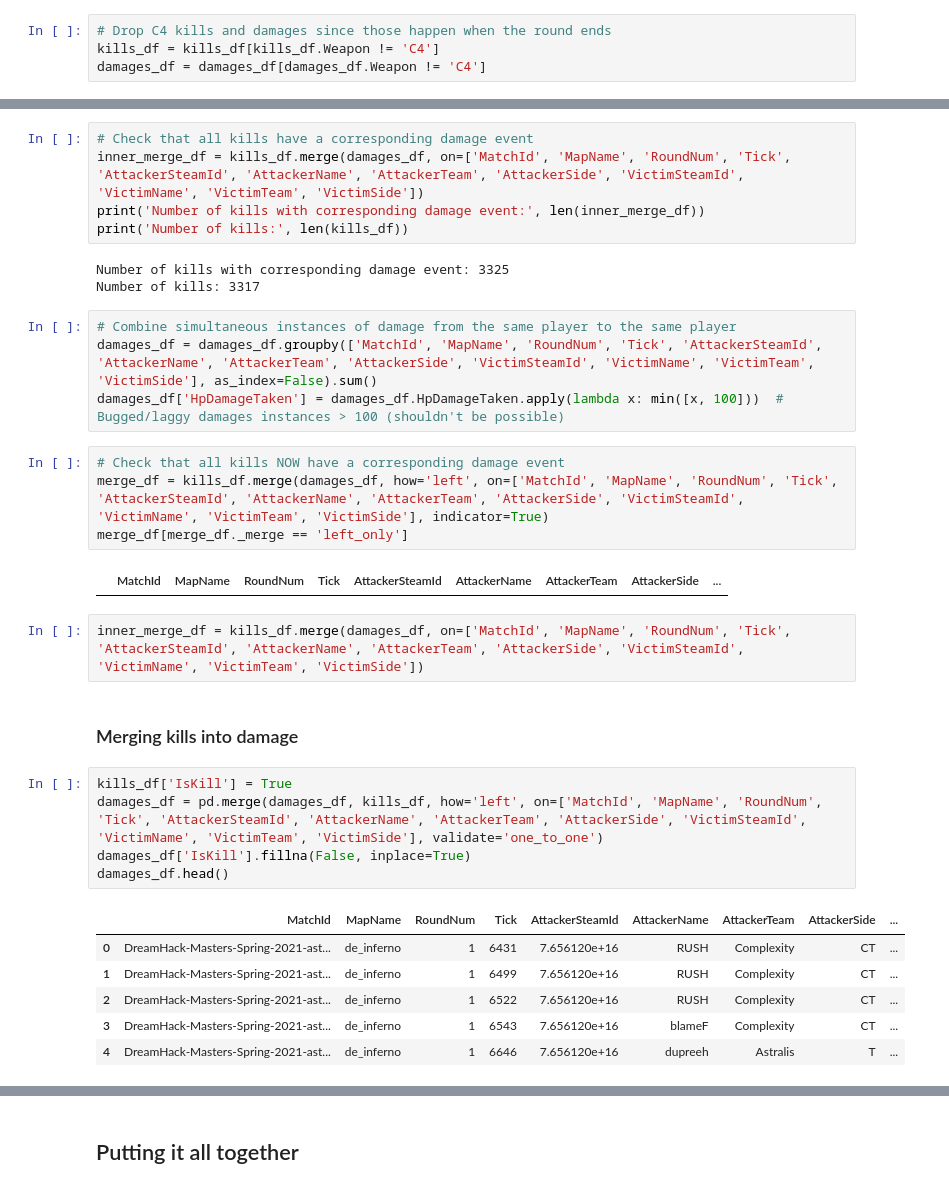
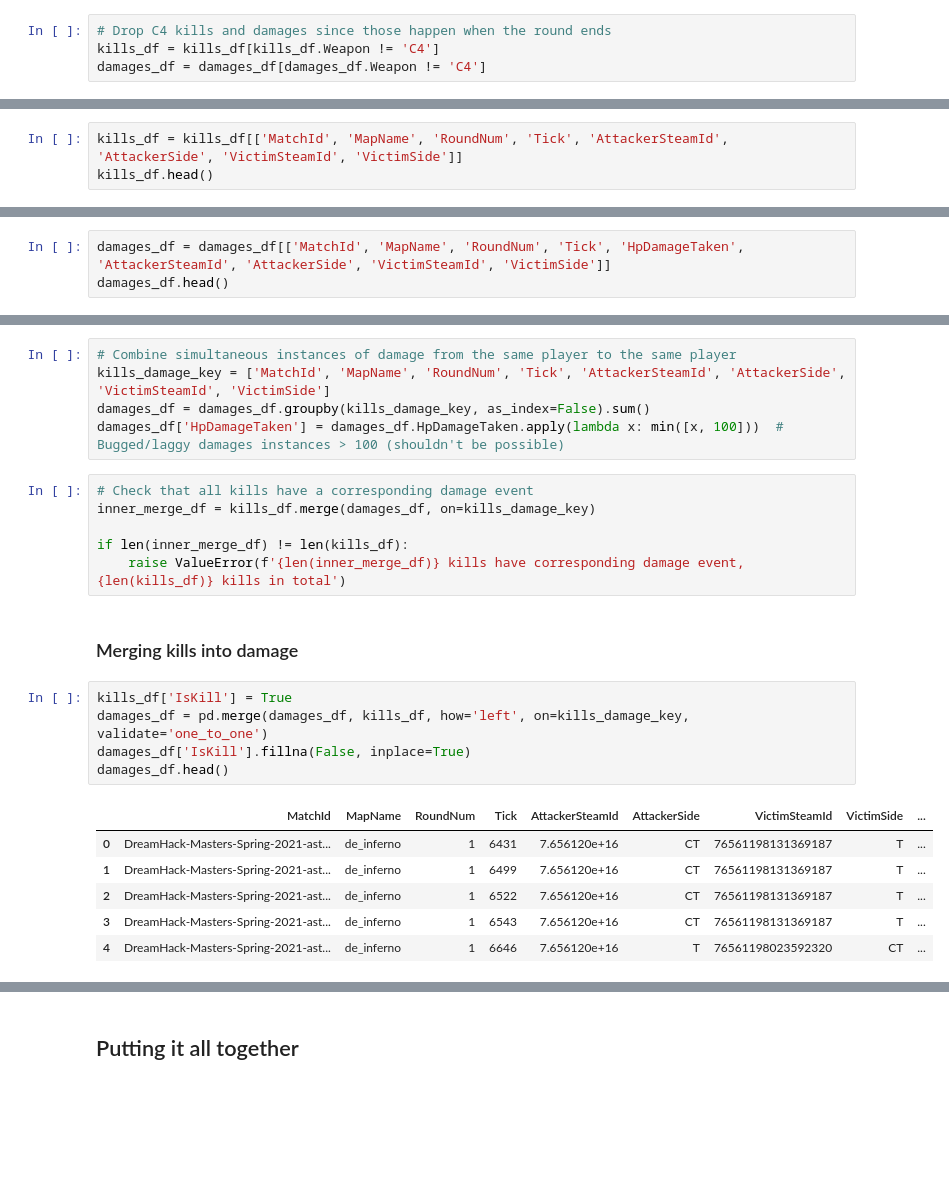
Before and after one commit to cameronshinn/csgo-wpc-rating, a Jupyter notebook: create_game_states.ipynb, the cells around one changed output, grey strips where cells are left out. Cells and saved outputs as stored; diff of their text form; blank space fills up the shorter version.

```diff
--- a/create_game_states.ipynb
+++ b/create_game_states.ipynb
@@ -130,0 +73,3 @@ damages_df.head()
+# %%
+kills_df = kills_df[['MatchId', 'MapName', 'RoundNum', 'Tick', 'AttackerSteamId', 'AttackerSide', 'VictimSteamId', 'VictimSide']]
+kills_df.head()
@@ -130,0 +83,3 @@ damages_df.head()
+# %%
+damages_df = damages_df[['MatchId', 'MapName', 'RoundNum', 'Tick', 'HpDamageTaken', 'AttackerSteamId', 'AttackerSide', 'VictimSteamId', 'VictimSide']]
+damages_df.head()
@@ -131,34 +93,25 @@ damages_df.head()
+# %%
+# Combine simultaneous instances of damage from the same player to the same player
+kills_damage_key = ['MatchId', 'MapName', 'RoundNum', 'Tick', 'AttackerSteamId', 'AttackerSide', 'VictimSteamId', 'VictimSide']
+damages_df = damages_df.groupby(kills_damage_key, as_index=False).sum()
+damages_df['HpDamageTaken'] = damages_df.HpDamageTaken.apply(lambda x: min([x, 100]))  # Bugged/laggy damages instances > 100 (shouldn't be possible)
 # %%
 # Check that all kills have a corresponding damage event
-inner_merge_df = kills_df.merge(damages_df, on=['MatchId', 'MapName', 'RoundNum', 'Tick', 'AttackerSteamId', 'AttackerName', 'AttackerTeam', 'AttackerSide', 'VictimSteamId', 'VictimName', 'VictimTeam', 'VictimSide'])
-print('Number of kills with corresponding damage event:', len(inner_merge_df))
-print('Number of kills:', len(kills_df))
+inner_merge_df = kills_df.merge(damages_df, on=kills_damage_key)
+
+if len(inner_merge_df) != len(kills_df):
+    raise ValueError(f'{len(inner_merge_df)} kills have corresponding damage event, {len(kills_df)} kills in total')
-# %% [output]
-Number of kills with corresponding damage event: 3325
-Number of kills: 3317
-# %%
-# Combine simultaneous instances of damage from the same player to the same player
-damages_df = damages_df.groupby(['MatchId', 'MapName', 'RoundNum', 'Tick', 'AttackerSteamId', 'AttackerName', 'AttackerTeam', 'AttackerSide', 'VictimSteamId', 'VictimName', 'VictimTeam', 'VictimSide'], as_index=False).sum()
-damages_df['HpDamageTaken'] = damages_df.HpDamageTaken.apply(lambda x: min([x, 100]))  # Bugged/laggy damages instances > 100 (shouldn't be possible)
-# %%
-# Check that all kills NOW have a corresponding damage event
-merge_df = kills_df.merge(damages_df, how='left', on=['MatchId', 'MapName', 'RoundNum', 'Tick', 'AttackerSteamId', 'AttackerName', 'AttackerTeam', 'AttackerSide', 'VictimSteamId', 'VictimName', 'VictimTeam', 'VictimSide'], indicator=True)
-merge_df[merge_df._merge == 'left_only']
-# %% [output]
-|  | MatchId | MapName | RoundNum | Tick | AttackerSteamId | AttackerName | AttackerTeam | AttackerSide | ... |
-# %%
-inner_merge_df = kills_df.merge(damages_df, on=['MatchId', 'MapName', 'RoundNum', 'Tick', 'AttackerSteamId', 'AttackerName', 'AttackerTeam', 'AttackerSide', 'VictimSteamId', 'VictimName', 'VictimTeam', 'VictimSide'])
 # %% [markdown]
 ### Merging kills into damage
 # %%
 kills_df['IsKill'] = True
-damages_df = pd.merge(damages_df, kills_df, how='left', on=['MatchId', 'MapName', 'RoundNum', 'Tick', 'AttackerSteamId', 'AttackerName', 'AttackerTeam', 'AttackerSide', 'VictimSteamId', 'VictimName', 'VictimTeam', 'VictimSide'], validate='one_to_one')
+damages_df = pd.merge(damages_df, kills_df, how='left', on=kills_damage_key, validate='one_to_one')
 damages_df['IsKill'].fillna(False, inplace=True)
 damages_df.head()
 # %% [output]
-|  | MatchId | MapName | RoundNum | Tick | AttackerSteamId | AttackerName | AttackerTeam | AttackerSide | ... |
-| 0 | DreamHack-Masters-Spring-2021-ast... | de_inferno | 1 | 6431 | 7.656120e+16 | RUSH | Complexity | CT | ... |
-| 1 | DreamHack-Masters-Spring-2021-ast... | de_inferno | 1 | 6499 | 7.656120e+16 | RUSH | Complexity | CT | ... |
-| 2 | DreamHack-Masters-Spring-2021-ast... | de_inferno | 1 | 6522 | 7.656120e+16 | RUSH | Complexity | CT | ... |
-| 3 | DreamHack-Masters-Spring-2021-ast... | de_inferno | 1 | 6543 | 7.656120e+16 | blameF | Complexity | CT | ... |
-| 4 | DreamHack-Masters-Spring-2021-ast... | de_inferno | 1 | 6646 | 7.656120e+16 | dupreeh | Astralis | T | ... |
+|  | MatchId | MapName | RoundNum | Tick | AttackerSteamId | AttackerSide | VictimSteamId | VictimSide | ... |
+| 0 | DreamHack-Masters-Spring-2021-ast... | de_inferno | 1 | 6431 | 7.656120e+16 | CT | 76561198131369187 | T | ... |
+| 1 | DreamHack-Masters-Spring-2021-ast... | de_inferno | 1 | 6499 | 7.656120e+16 | CT | 76561198131369187 | T | ... |
+| 2 | DreamHack-Masters-Spring-2021-ast... | de_inferno | 1 | 6522 | 7.656120e+16 | CT | 76561198131369187 | T | ... |
+| 3 | DreamHack-Masters-Spring-2021-ast... | de_inferno | 1 | 6543 | 7.656120e+16 | CT | 76561198131369187 | T | ... |
+| 4 | DreamHack-Masters-Spring-2021-ast... | de_inferno | 1 | 6646 | 7.656120e+16 | T | 76561198023592320 | CT | ... |
```
Also changed, not shown: parts of 41 cells of this notebook, 9 other files.
